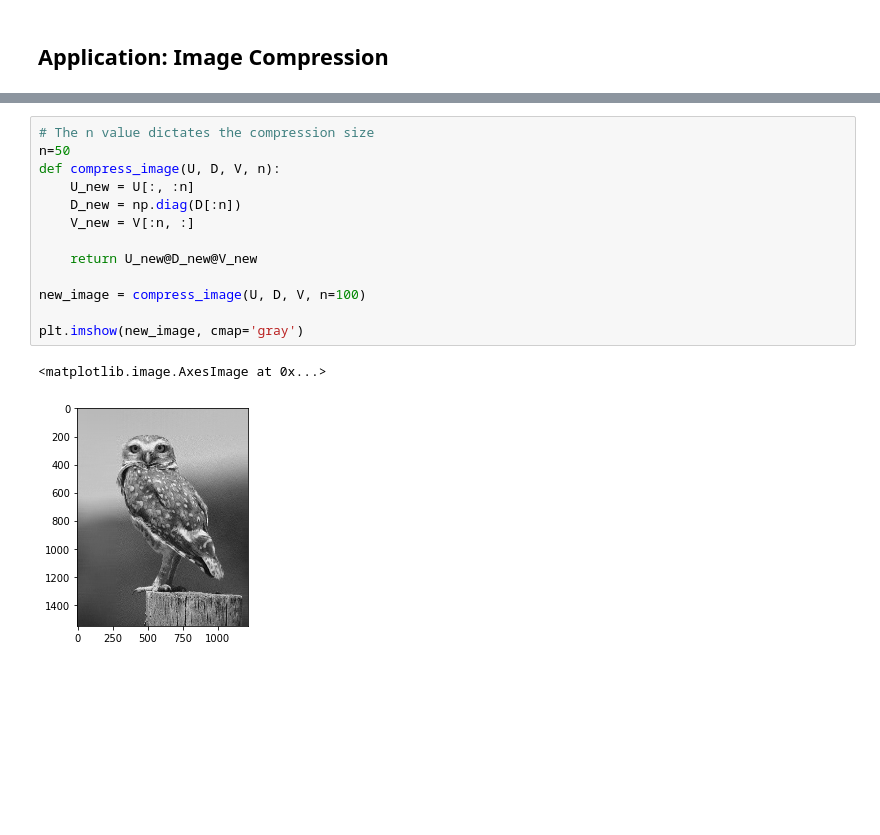
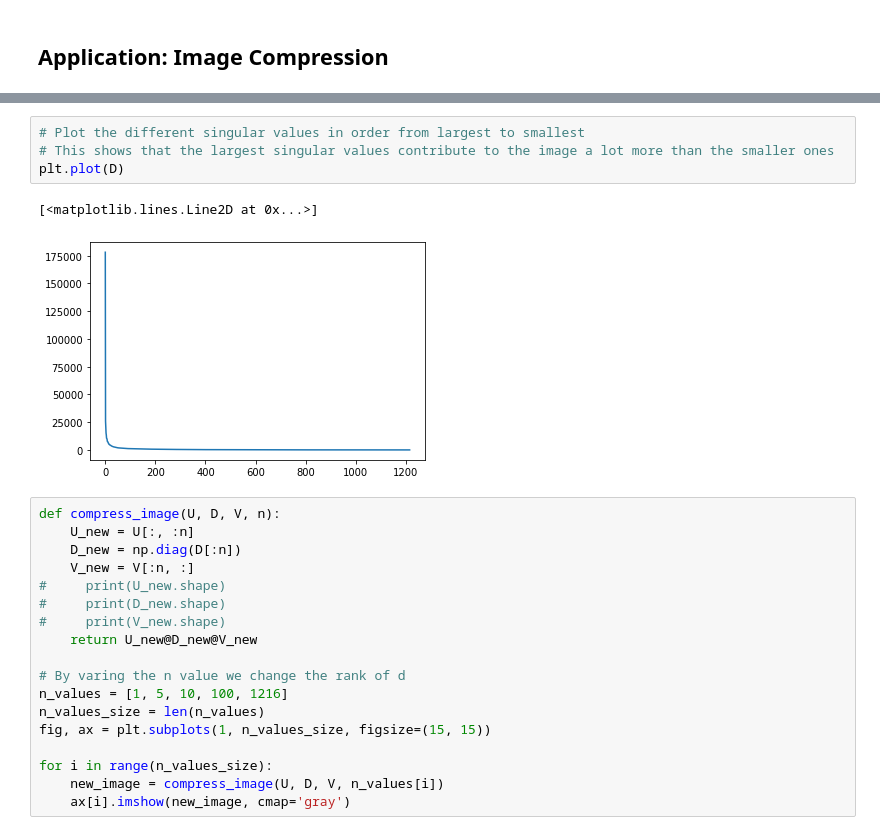
Before and after one commit to B33Boy/Data-Driven-Algorithms-Collection, a Jupyter notebook: Matrix Factorizations/Singular Value Decomposition.ipynb, the cells around one changed output, grey strips where cells are left out. Drawn from its saved outputs; the diff is of its cells as text; blank space fills up the shorter version.

```diff
--- a/Matrix Factorizations/Singular Value Decomposition.ipynb
+++ b/Matrix Factorizations/Singular Value Decomposition.ipynb
@@ -140,16 +154,25 @@ print(V.shape)
+# %%
+# Plot the different singular values in order from largest to smallest
+# This shows that the largest singular values contribute to the image a lot more than the smaller ones
+plt.plot(D)
+# %% [output]
+[<matplotlib.lines.Line2D at 0x...>]
+[figure, added]
 # %%
-# The n value dictates the compression size
-n=50
 def compress_image(U, D, V, n):
     U_new = U[:, :n]
     D_new = np.diag(D[:n])
     V_new = V[:n, :]
-
+#     print(U_new.shape)
+#     print(D_new.shape)
+#     print(V_new.shape)
     return U_new@D_new@V_new
 
-new_image = compress_image(U, D, V, n=100)
+# By varing the n value we change the rank of d
+n_values = [1, 5, 10, 100, 1216]
+n_values_size = len(n_values)
+fig, ax = plt.subplots(1, n_values_size, figsize=(15, 15))
 
-plt.imshow(new_image, cmap='gray')
+for i in range(n_values_size):
+    new_image = compress_image(U, D, V, n_values[i])
+    ax[i].imshow(new_image, cmap='gray')
-# %% [output]
-<matplotlib.image.AxesImage at 0x...>
-[figure, removed]
```
Also changed, not shown: parts of 3 cells of this notebook.
